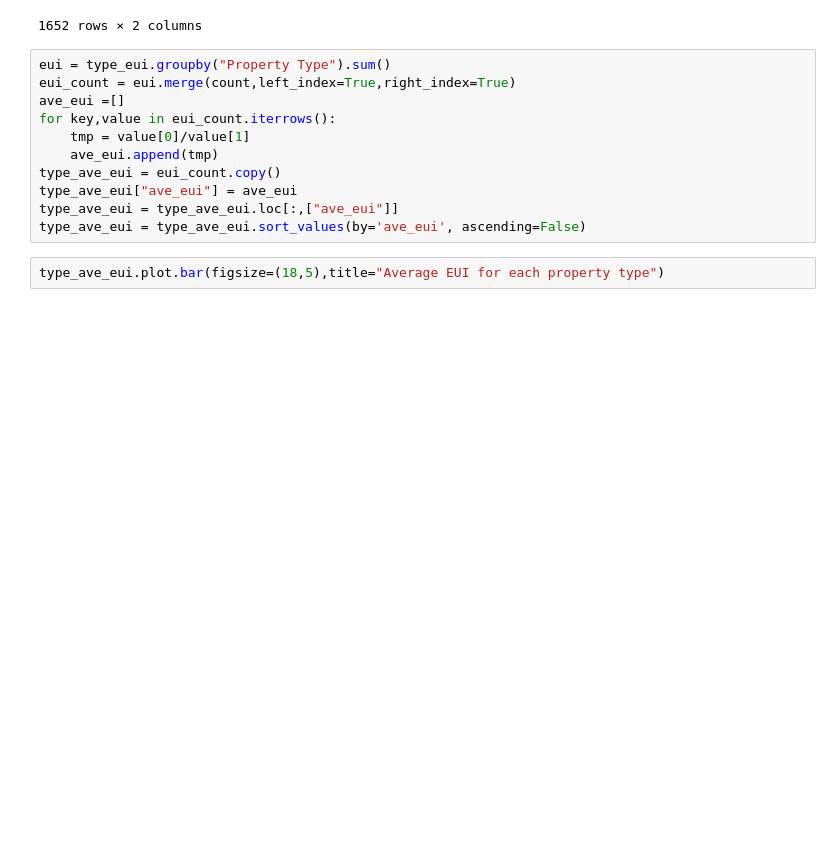
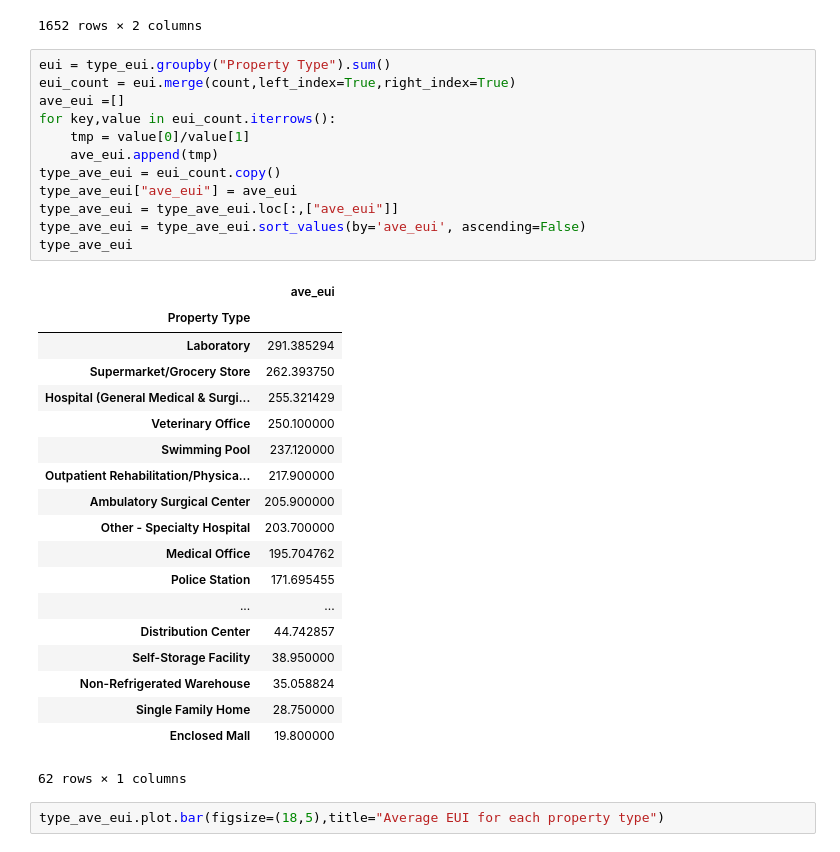
Before and after one commit to CoryVegan/Estimation-of-Energy-Use-Intensity-of-Buildings, a Jupyter notebook: JialiangShi/2.Average EUI for each type/Average EUI for each property type_Shi.ipynb, the cells around one changed output. Saved outputs shown, nothing was run; the diff lists cells and outputs as text; blank space fills up the shorter version.

```diff
--- a/JialiangShi/2.Average EUI for each type/Average EUI for each property type_Shi.ipynb
+++ b/JialiangShi/2.Average EUI for each type/Average EUI for each property type_Shi.ipynb
@@ -128,14 +128,35 @@ type_eui.sort_values(by='Site EUI (kBTU/sf)', ascending=False)
 # %%
 eui = type_eui.groupby("Property Type").sum()
 eui_count = eui.merge(count,left_index=True,right_index=True)
 ave_eui =[]
 for key,value in eui_count.iterrows():
     tmp = value[0]/value[1]
     ave_eui.append(tmp)
 type_ave_eui = eui_count.copy()
 type_ave_eui["ave_eui"] = ave_eui
 type_ave_eui = type_ave_eui.loc[:,["ave_eui"]]
 type_ave_eui = type_ave_eui.sort_values(by='ave_eui', ascending=False)
+type_ave_eui
+# %% [output]
+|  | ave_eui |
+| Property Type |  |
+| Laboratory | 291.385294 |
+| Supermarket/Grocery Store | 262.393750 |
+| Hospital (General Medical & Surgi... | 255.321429 |
+| Veterinary Office | 250.100000 |
+| Swimming Pool | 237.120000 |
+| Outpatient Rehabilitation/Physica... | 217.900000 |
+| Ambulatory Surgical Center | 205.900000 |
+| Other - Specialty Hospital | 203.700000 |
+| Medical Office | 195.704762 |
+| Police Station | 171.695455 |
+| ... | ... |
+| Distribution Center | 44.742857 |
+| Self-Storage Facility | 38.950000 |
+| Non-Refrigerated Warehouse | 35.058824 |
+| Single Family Home | 28.750000 |
+| Enclosed Mall | 19.800000 |
+62 rows × 1 columns
 # %%
 type_ave_eui.plot.bar(figsize=(18,5),title="Average EUI for each property type")
 # %% [output]
```
Also changed, not shown: 1 other file.
